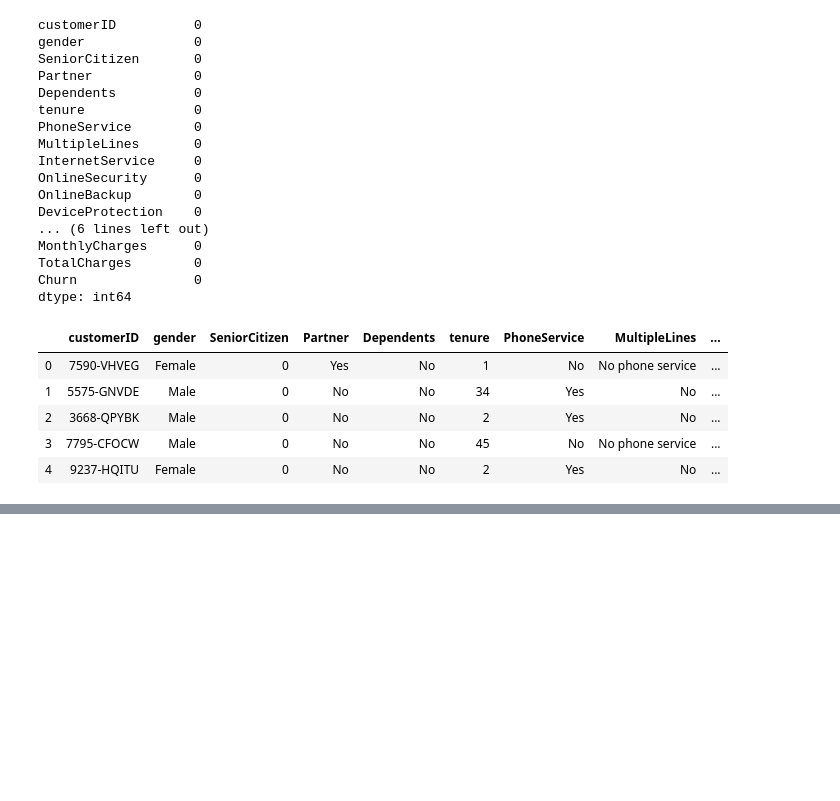
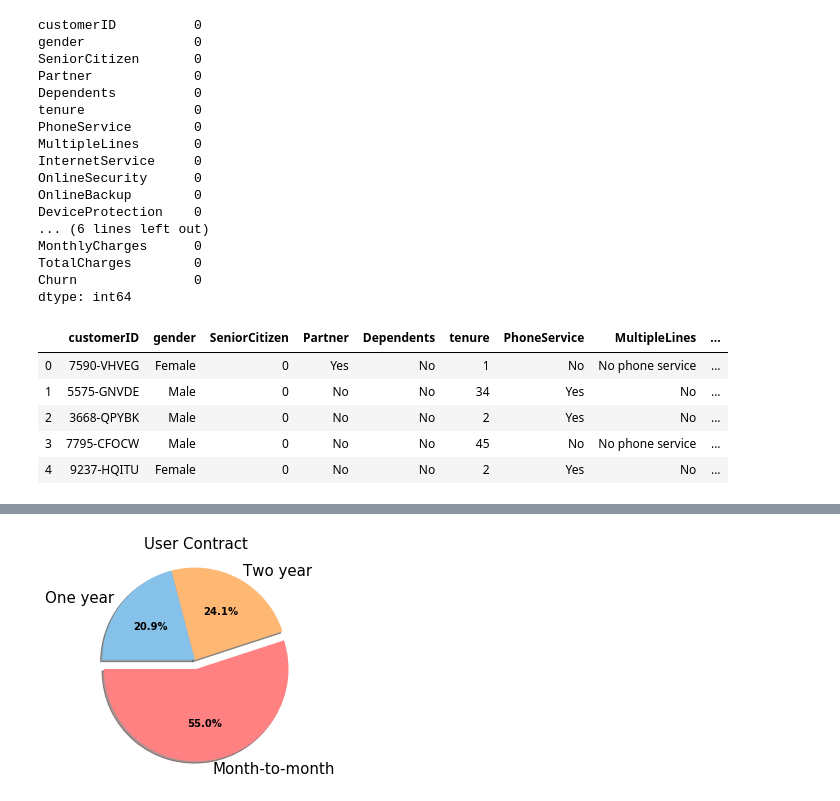
Before and after one commit to FreedomVAce/Telco_Churn_Analysis, a Jupyter notebook: Churn_Analysis.ipynb, the cells around one changed output, grey strips where cells are left out. Cells and saved outputs as stored; diff of their text form; code cells hidden in the pictures; blank space fills up the shorter version.

```diff
--- a/Churn_Analysis.ipynb
+++ b/Churn_Analysis.ipynb
@@ -81,0 +149,24 @@ df.head()
+# %%
+contract_df = df[['Contract','Churn']]
+contract_index = contract_df['Contract'].unique()
+
+monthly = contract_df.loc[contract_df['Contract'] == contract_index[0]]
+oneyear = contract_df.loc[contract_df['Contract'] == contract_index[1]]
+twoyears = contract_df.loc[contract_df['Contract'] == contract_index[2]]
+
+contract = [monthly, oneyear, twoyears]
+# %%
+colors = ['#FF8181', '#FFB774','#85C1E9']
+explode = (0.1, 0,0)
+
+plt.figure(figsize=(4,4))
+_, _, autopcts = plt.pie(contract_df['Contract'].value_counts(),explode=explode,
+                         labels=contract_df['Contract'].value_counts().index,
+                         colors=colors,autopct='%1.1f%%', shadow=True, startangle=180,textprops={'color':"black"})
+
+plt.setp(autopcts, **{'color':'black', 'weight':'bold', 'fontsize':10})
+plt.title('User Contract',color='#000000',size = 15)
+plt.axis('equal')
+plt.show()
+# %% [output]
+[figure, added]
```
Also changed, not shown: parts of 13 cells of this notebook.
